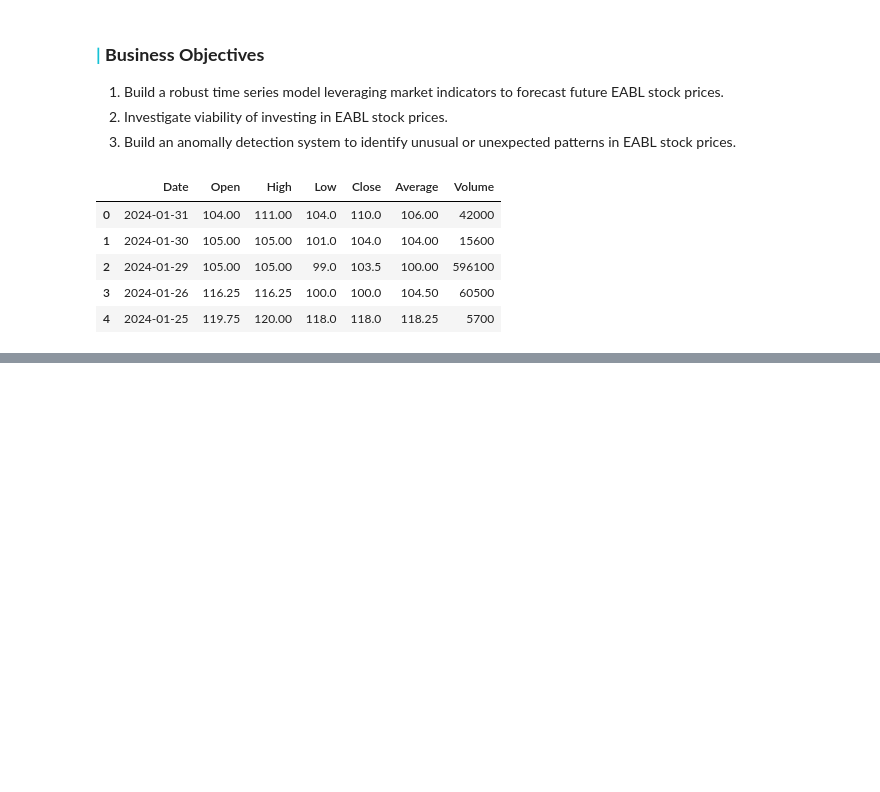
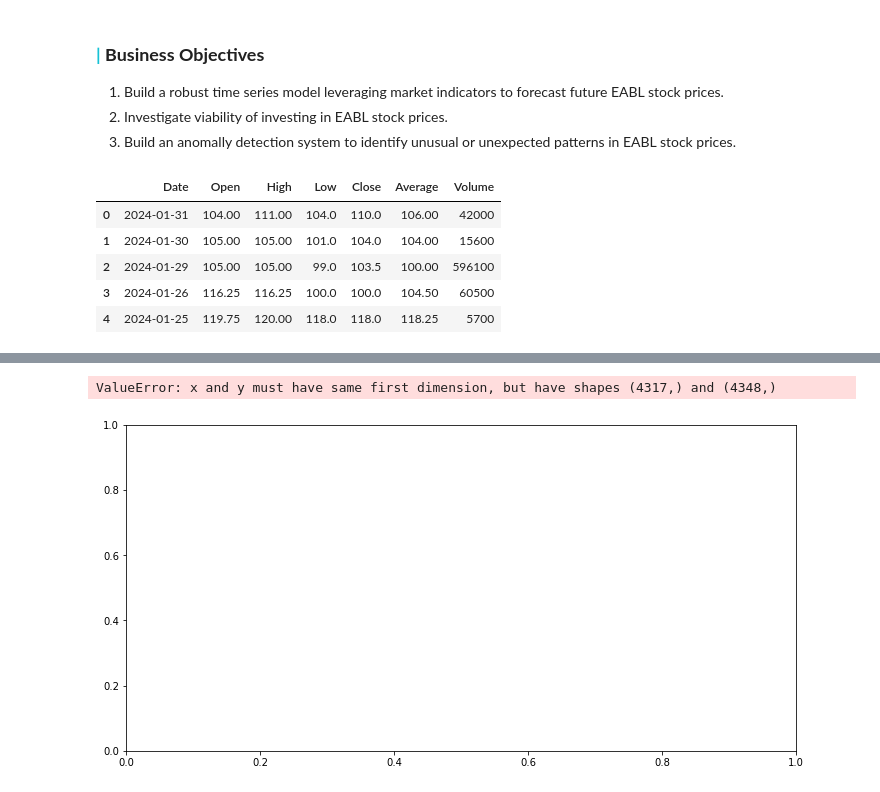
Before and after one commit to derak-isaack/dsc-capstone-project_finale, a Jupyter notebook: main.ipynb, the cells around one changed output, grey strips where cells are left out. Saved outputs shown, nothing was run; the diff lists cells and outputs as text; code cells hidden in the pictures; blank space fills up the shorter version.

```diff
--- a/main.ipynb
+++ b/main.ipynb
@@ -29,0 +228,20 @@ df.head()
+# %%
+### Residue Analysis
+# Calculate residuals
+residuals = df['Close'] - forecast_mean
+
+# Convert 'Date' to numerical values for the x-axis
+date_values = pd.to_numeric(df.index[:-1])
+
+# Plotting residuals
+plt.figure(figsize=(12, 6))
+plt.plot(date_values, residuals, label='Residuals', color='green')
+plt.axhline(0, color='red', linestyle='--', linewidth=2, label='Zero Line')
+plt.title('Residuals of ARIMA Model')
+plt.xlabel('Date')
+plt.ylabel('Residuals')
+plt.legend()
+plt.show()
+# %% [output]
+ValueError: x and y must have same first dimension, but have shapes (4317,) and (4348,)
+[figure, added]
```
Also changed, not shown: parts of 16 cells of this notebook.
